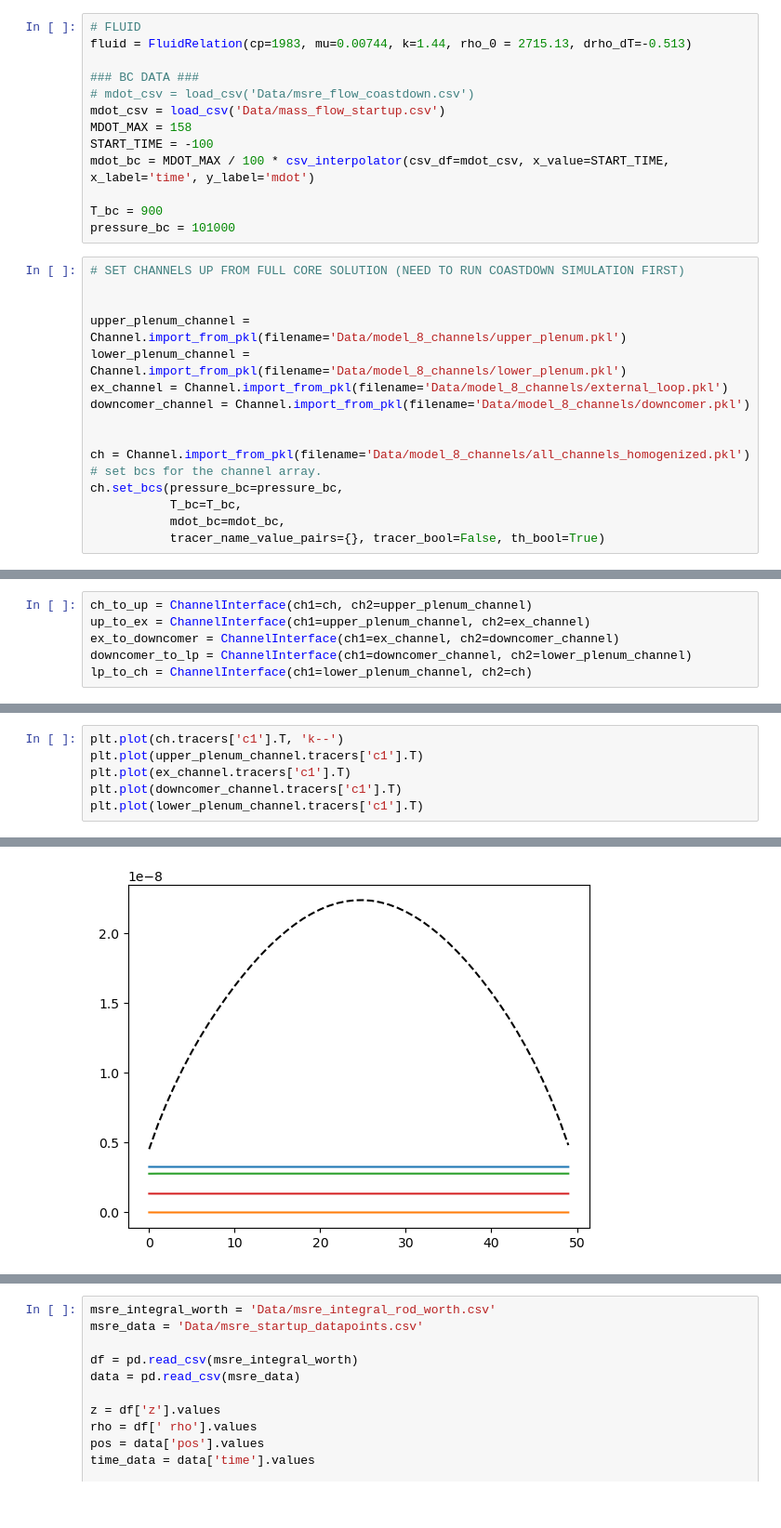
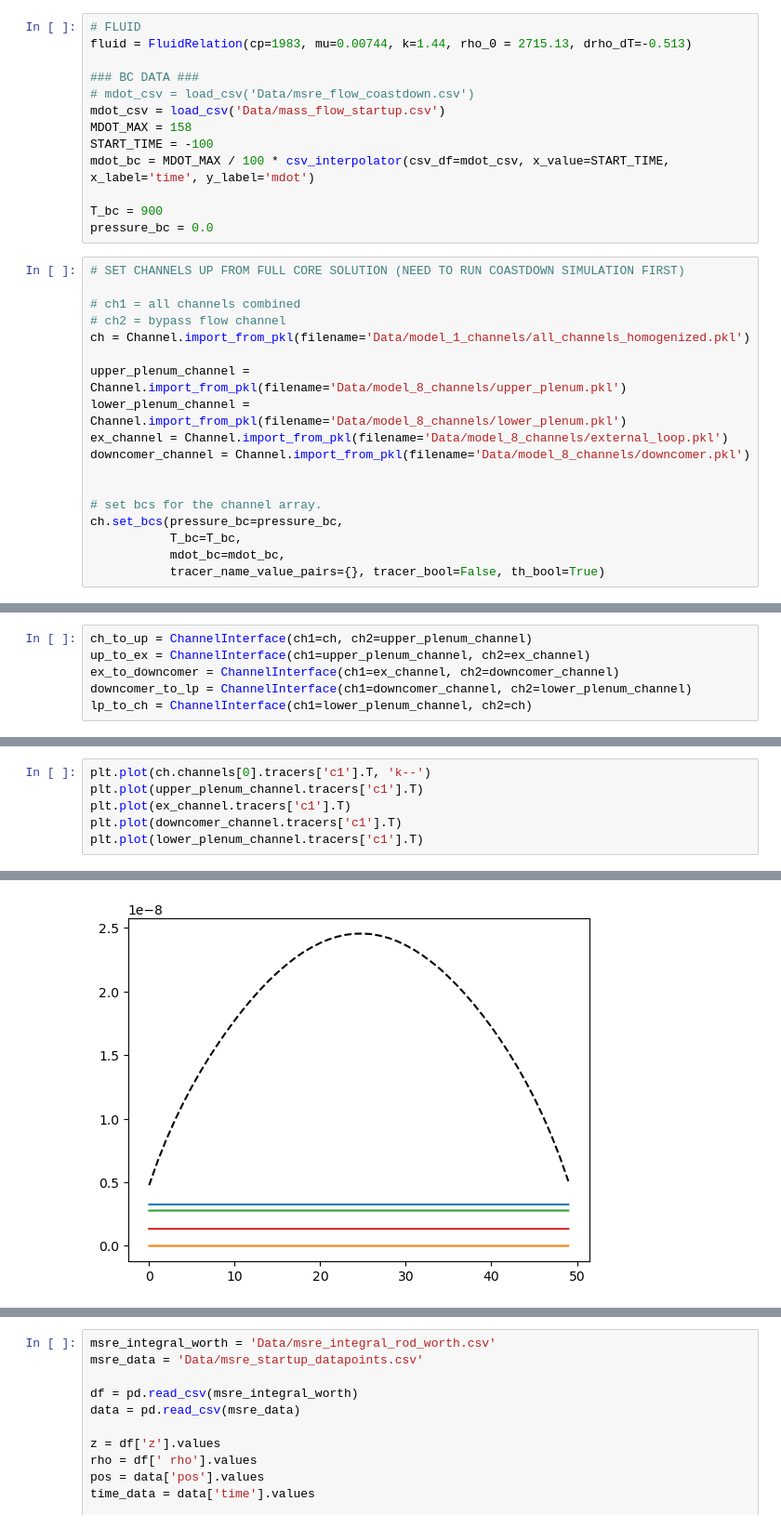
Before and after one commit to jfaulkner31/mothman, a Jupyter notebook: startup_1channel.ipynb, the cells around one changed output, grey strips where cells are left out. Shown at 93% size. Saved outputs shown, nothing was run; the diff lists cells and outputs as text.

```diff
--- a/startup_1channel.ipynb
+++ b/startup_1channel.ipynb
@@ -30,10 +32,13 @@ START_TIME = -100
 mdot_bc = MDOT_MAX / 100 * csv_interpolator(csv_df=mdot_csv, x_value=START_TIME, x_label='time', y_label='mdot')
 
 T_bc = 900
-pressure_bc = 101000
+pressure_bc = 0.0
 # %%
 # SET CHANNELS UP FROM FULL CORE SOLUTION (NEED TO RUN COASTDOWN SIMULATION FIRST)
 
+# ch1 = all channels combined
+# ch2 = bypass flow channel
+ch = Channel.import_from_pkl(filename='Data/model_1_channels/all_channels_homogenized.pkl')
 
 upper_plenum_channel = Channel.import_from_pkl(filename='Data/model_8_channels/upper_plenum.pkl')
 lower_plenum_channel = Channel.import_from_pkl(filename='Data/model_8_channels/lower_plenum.pkl')
@@ -41,7 +46,6 @@ ex_channel = Channel.import_from_pkl(filename='Data/model_8_channels/external_lo
 downcomer_channel = Channel.import_from_pkl(filename='Data/model_8_channels/downcomer.pkl')
 
 
-ch = Channel.import_from_pkl(filename='Data/model_8_channels/all_channels_homogenized.pkl')
 # set bcs for the channel array.
 ch.set_bcs(pressure_bc=pressure_bc,
            T_bc=T_bc,
@@ -135,13 +130,13 @@ Iteration nuimber 1  and diff is 0.9999999951812144
 Iteration nuimber 2  and diff is 0.0
 # %%
-plt.plot(ch.tracers['c1'].T, 'k--')
+plt.plot(ch.channels[0].tracers['c1'].T, 'k--')
 plt.plot(upper_plenum_channel.tracers['c1'].T)
 plt.plot(ex_channel.tracers['c1'].T)
 plt.plot(downcomer_channel.tracers['c1'].T)
 plt.plot(lower_plenum_channel.tracers['c1'].T)
 # %% [output]
 [<matplotlib.lines.Line2D at 0x...>]
-[figure, old version]
+[figure, new version]
 # %%
 total_source_times_V = ch.integrate_tracer_source(tracer_name='c1') + upper_plenum_channel.integrate_tracer_source(tracer_name='c1') + lower_plenum_channel.integrate_tracer_source(tracer_name='c1') + downcomer_channel.integrate_tracer_source(tracer_name='c1')
 
```
Also changed, not shown: parts of 10 cells of this notebook, 37 other files.
